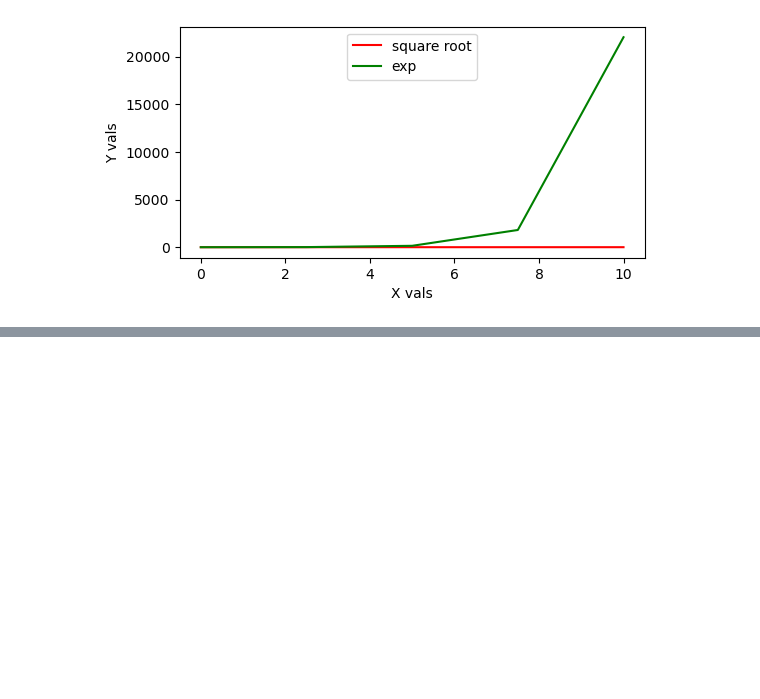
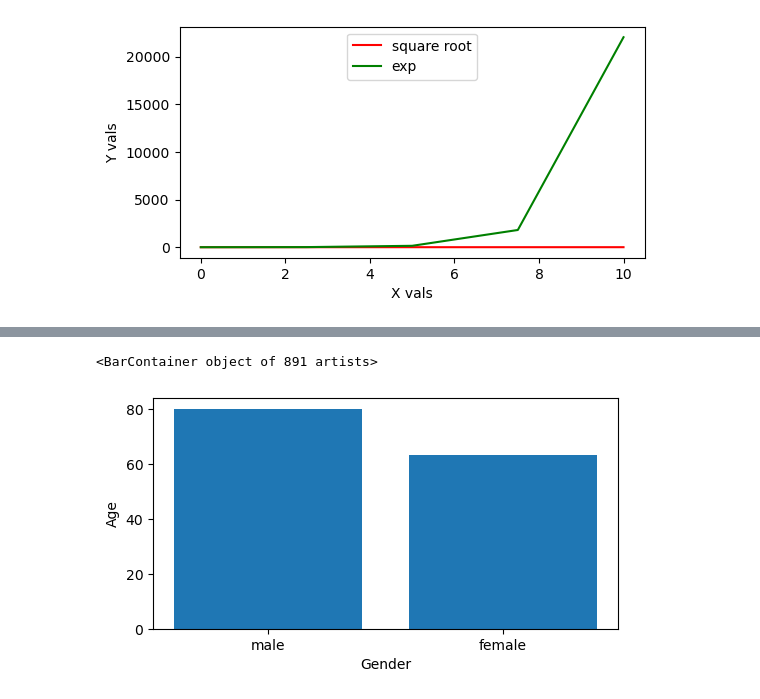
Before and after one commit to Endy3032/CTin, a Jupyter notebook: TDN/Y3/Machine Learning/Data Analysis/data analysis.ipynb, the cells around one changed output, grey strips where cells are left out. Cells and saved outputs as stored; diff of their text form; code cells hidden in the pictures; blank space fills up the shorter version.

```diff
--- a/TDN/Y3/Machine Learning/Data Analysis/data analysis.ipynb
+++ b/TDN/Y3/Machine Learning/Data Analysis/data analysis.ipynb
@@ -481,0 +511,3 @@ plt.legend(loc='upper center')
+# %%
+pdtitanic = pd.read_csv("titanic_data.csv")
+pdtitanic.head()
@@ -481,0 +521,7 @@ plt.legend(loc='upper center')
+# %%
+plt.xlabel("Gender")
+plt.ylabel("Age")
+plt.bar(pdtitanic["Sex"], pdtitanic["Age"])
+# %% [output]
+<BarContainer object of 891 artists>
+[figure, added]
```
Also changed, not shown: parts of 49 cells of this notebook, 2 other files.
